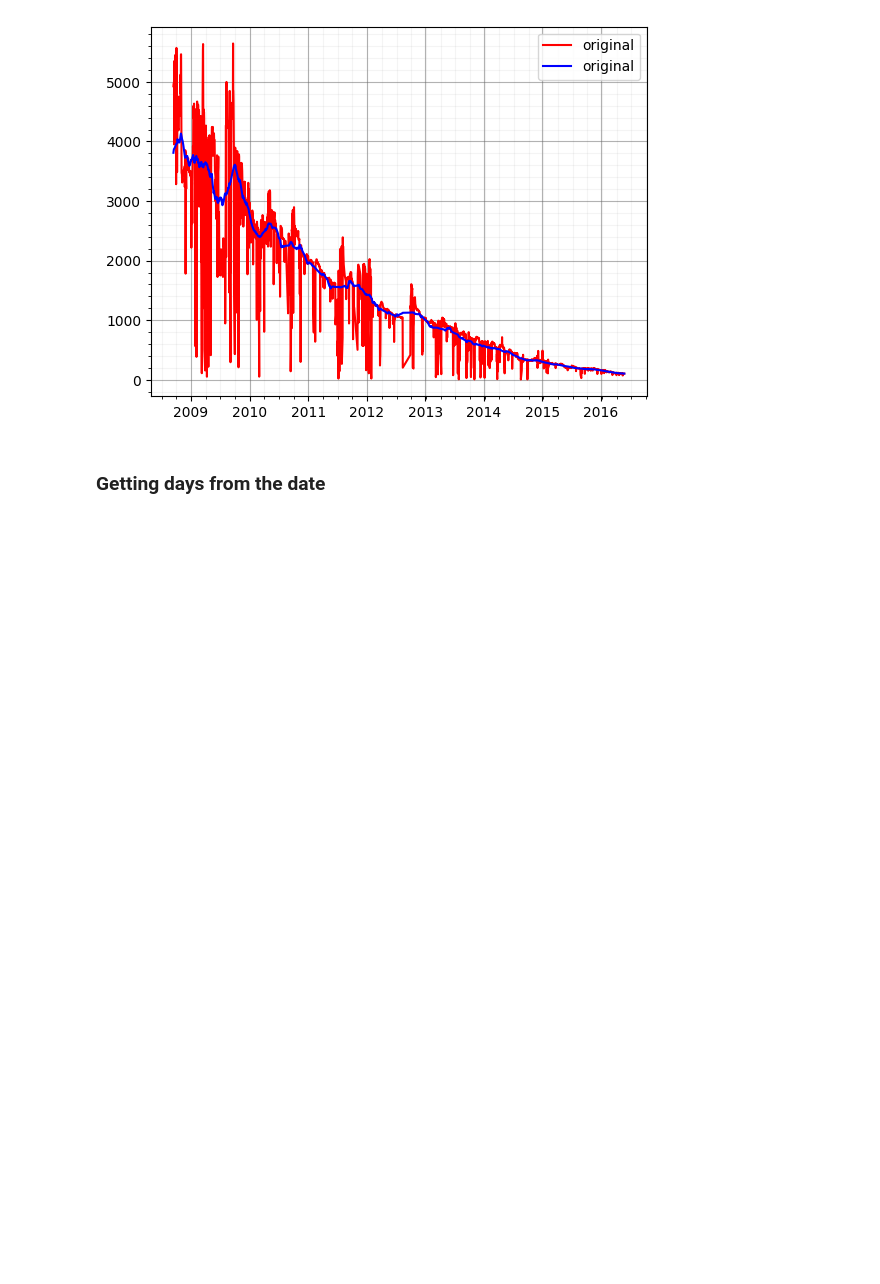
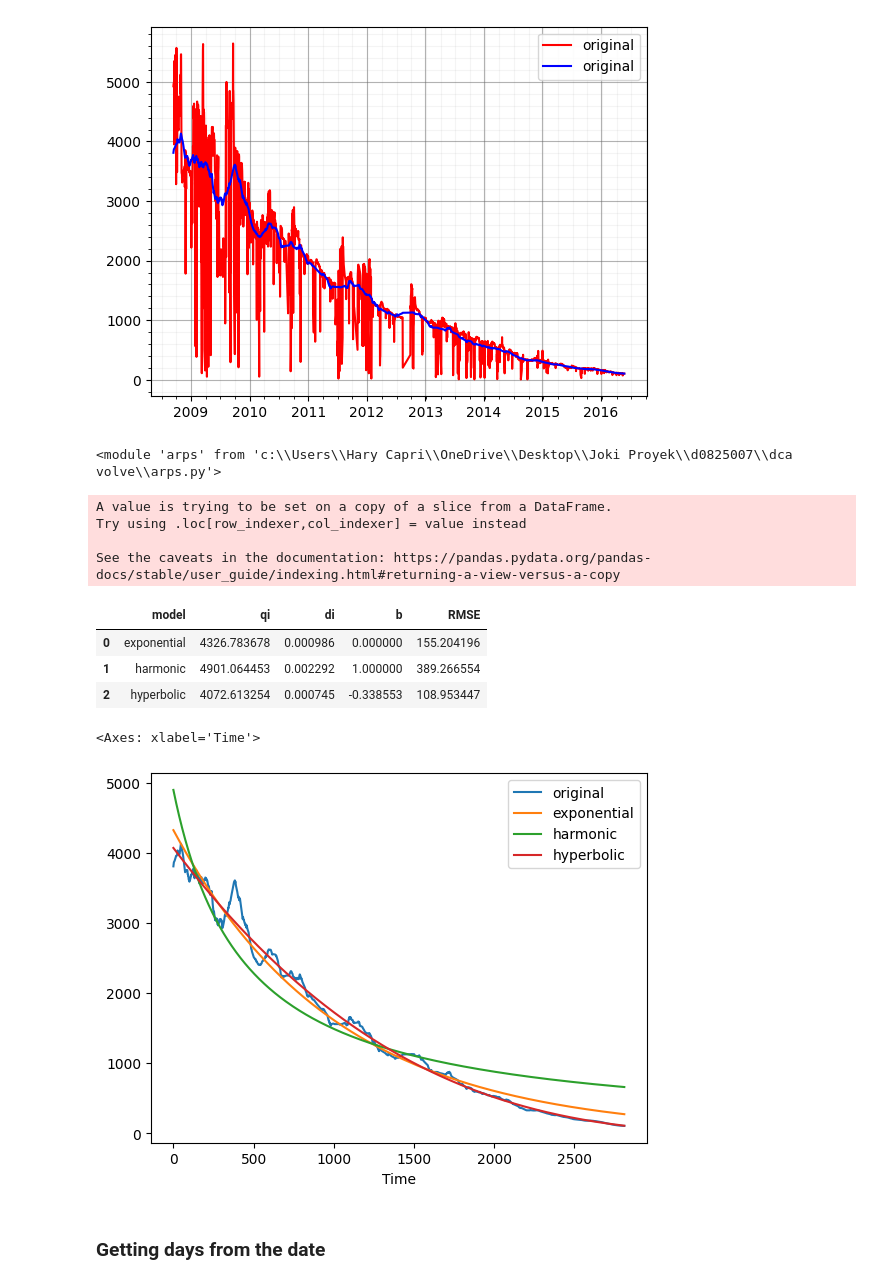
Before and after one commit to harycp/dca-learn-volve, a Jupyter notebook: dca-func-approach.ipynb, the cells around one changed output. Drawn from its saved outputs; the diff is of its cells as text; code cells hidden in the pictures; blank space fills up the shorter version.

```diff
--- a/dca-func-approach.ipynb
+++ b/dca-func-approach.ipynb
@@ -90,6 +90,31 @@ plt.grid(which="minor", color="#9999", linestyle="-", alpha=.1)
 plt.minorticks_on()
 # %% [output]
 [figure]
+# %%
+import importlib
+import arps as arps_mod
+importlib.reload(arps_mod)
+# %% [output]
+<module 'arps' from 'c:\\Users\\Hary Capri\\OneDrive\\Desktop\\Joki Proyek\\d0825007\\dca volve\\arps.py'>
+# %%
+params, vis_data = arps_mod.arps(df_smoothed, date_col="date", production_smooth_col="production_smoothed")
+# %% [output]
+A value is trying to be set on a copy of a slice from a DataFrame.
+Try using .loc[row_indexer,col_indexer] = value instead
+
+See the caveats in the documentation: https://pandas.pydata.org/pandas-docs/stable/user_guide/indexing.html#returning-a-view-versus-a-copy
+# %%
+params
+# %% [output]
+|  | model | qi | di | b | RMSE |
+| 0 | exponential | 4326.783678 | 0.000986 | 0.000000 | 155.204196 |
+| 1 | harmonic | 4901.064453 | 0.002292 | 1.000000 | 389.266554 |
+| 2 | hyperbolic | 4072.613254 | 0.000745 | -0.338553 | 108.953447 |
+# %%
+vis_data.plot()
+# %% [output]
+<Axes: xlabel='Time'>
+[figure, added]
 # %%
 assert len(df_removed) != len(df_smoothed)
 assert list(df_smoothed.columns) == ["date", "production", "production_smoothed"]
```
Also changed, not shown: 1 other file.
